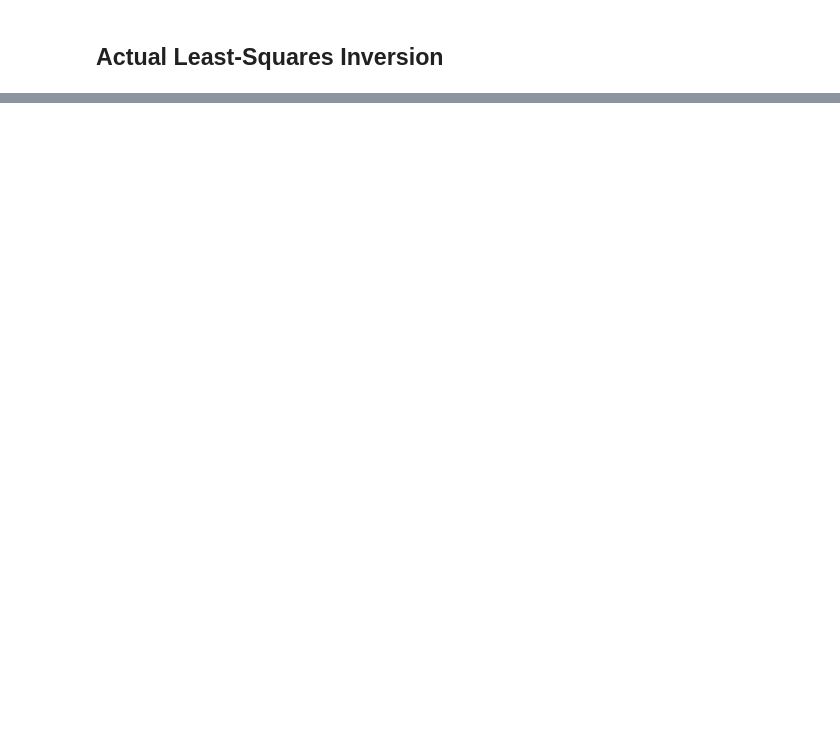
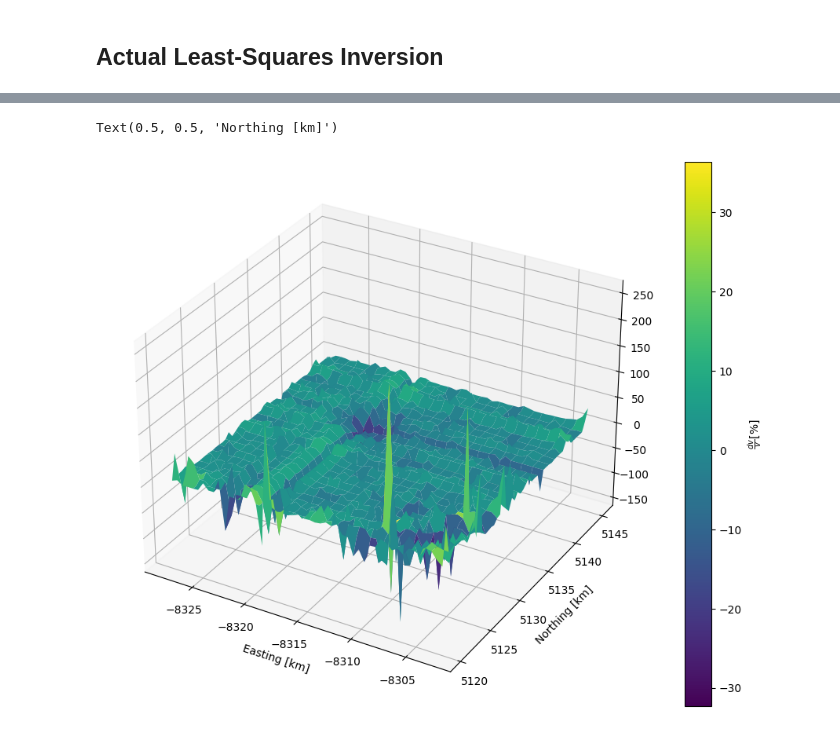
Before and after one commit to Denolle-Lab/Mt-St-Helens, a Jupyter notebook: spatial_dv.ipynb, the cells around one changed output, grey strips where cells are left out. Drawn from its saved outputs; the diff is of its cells as text; code cells hidden in the pictures; blank space fills up the shorter version.

```diff
--- a/spatial_dv.ipynb
+++ b/spatial_dv.ipynb
@@ -446,0 +816,10 @@ print(x[163], y[163])
+# %%
+from matplotlib import pyplot as plt
+fig, ax = plt.subplots(subplot_kw={"projection": "3d"}, figsize=(12, 9))
+surf = ax.plot_surface(dvgrid.xgrid, dvgrid.ygrid, -100*dvgrid.vel_change, linewidth=0, antialiased=True, cmap='viridis')
+plt.colorbar(surf, label=r'$\frac{dv}{v}$[%]')
+plt.xlabel('Easting [km]')
+plt.ylabel('Northing [km]')
+# %% [output]
+Text(0.5, 0.5, 'Northing [km]')
+[figure, added]
```
Also changed, not shown: parts of 13 cells of this notebook.
